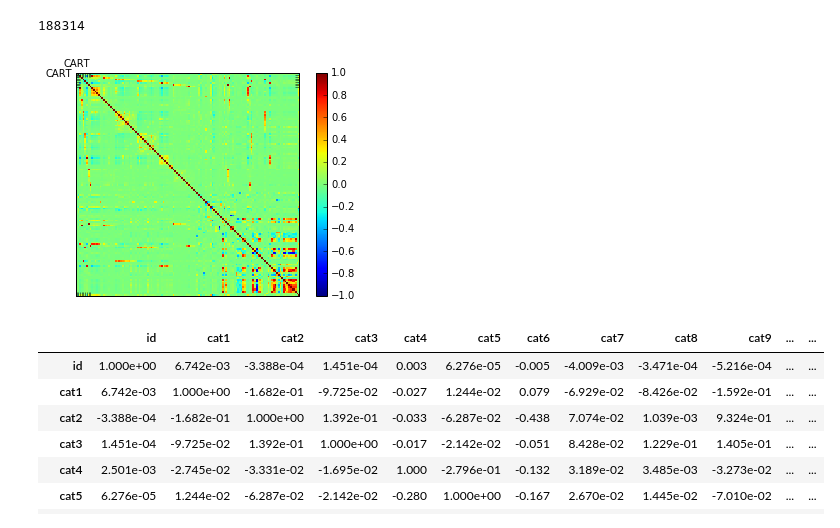
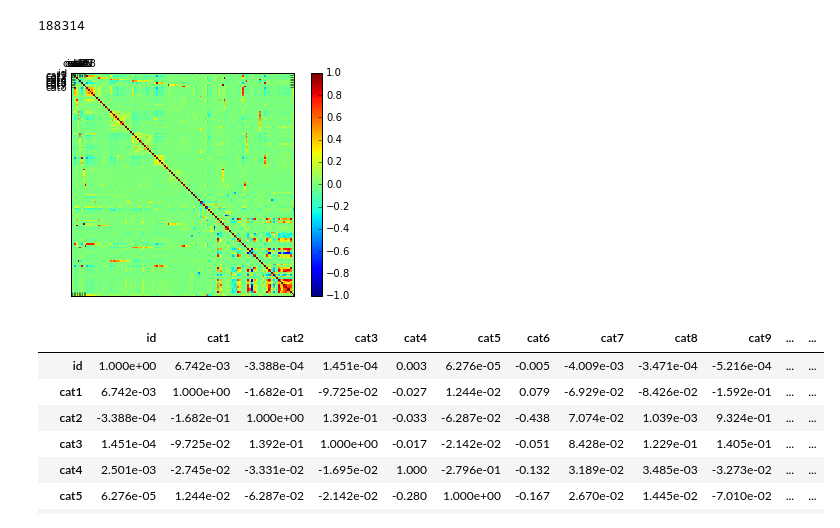
Before and after one commit to sethbunke/MachineLearningAlgorithmsFromScratch, a Jupyter notebook: allstate/Claims Severity.ipynb, the cells around one changed output. Saved outputs shown, nothing was run; the diff lists cells and outputs as text; code cells hidden in the pictures.

```diff
--- a/allstate/Claims Severity.ipynb
+++ b/allstate/Claims Severity.ipynb
@@ -138,24 +138,24 @@ seed = 7
 # %%
 #correlation matrix plot - see the correleation between features
 %matplotlib inline
 import matplotlib.pyplot as plt
 import pandas
 import numpy
 
 correlations = data.corr()
 # plot correlation matrix
 fig = plt.figure()
 ax = fig.add_subplot(111)
 cax = ax.matshow(correlations, vmin=-1, vmax=1)
 fig.colorbar(cax)
 ticks = numpy.arange(0,9,1)
 ax.set_xticks(ticks)
 ax.set_yticks(ticks)
-ax.set_xticklabels(names)
-ax.set_yticklabels(names)
+ax.set_xticklabels(data.columns)
+ax.set_yticklabels(data.columns)
 plt.show()
 # %% [output]
-[figure, old version]
+[figure, new version]
 # %%
 correlations
 # %% [output]
```
Also changed, not shown: parts of 4 cells of this notebook.
